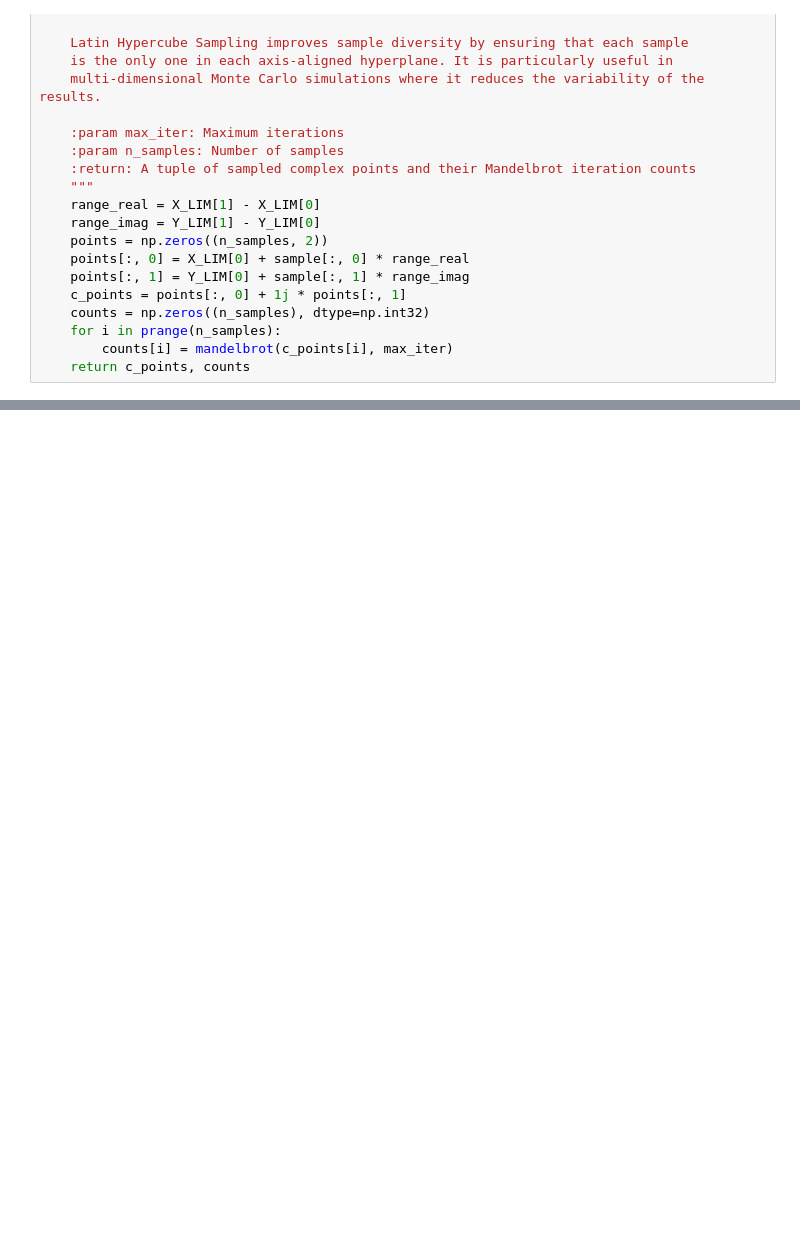
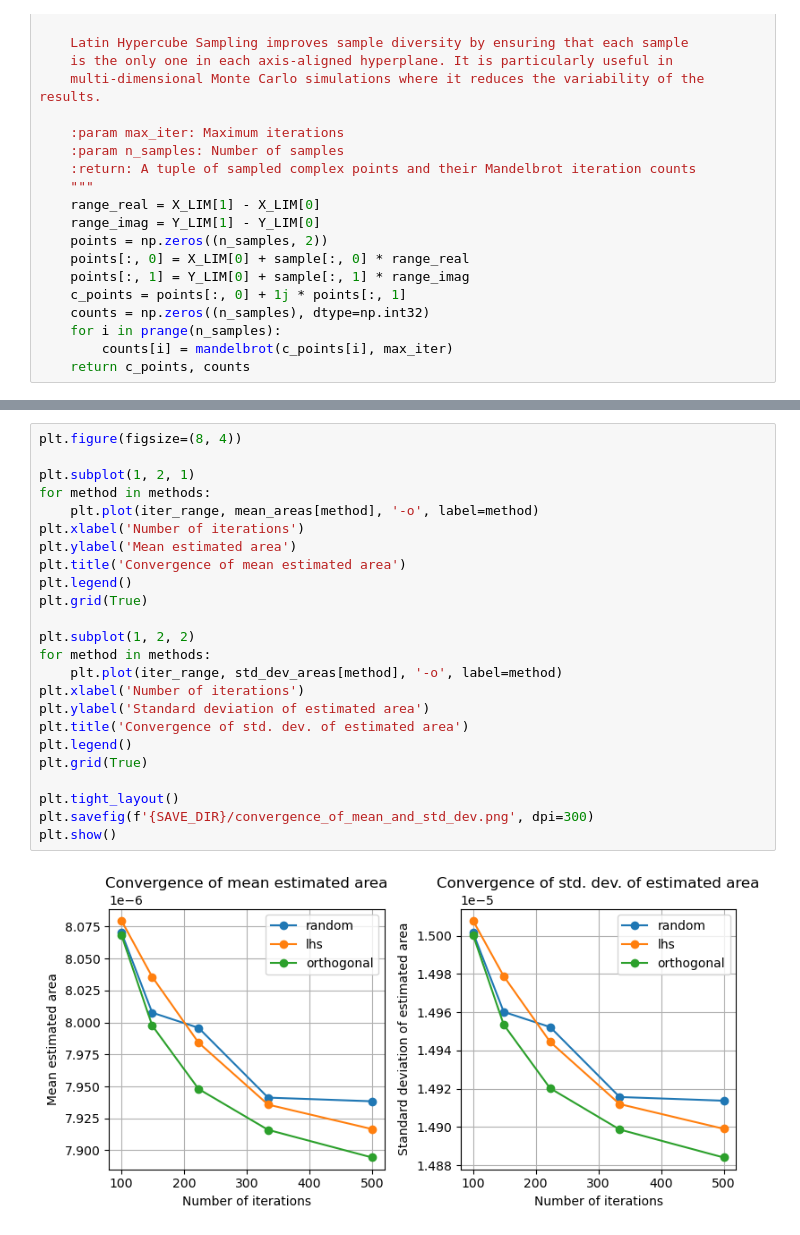
Before and after one commit to jonas4climate/ss-assignment1, a Jupyter notebook: CalvinLaw_11306734_RaymondZhang_14865904_JonasSchaefer_14039982_1.ipynb, the cells around one changed output, grey strips where cells are left out. Drawn from its saved outputs; the diff is of its cells as text; blank space fills up the shorter version.

```diff
--- a/CalvinLaw_11306734_RaymondZhang_14865904_JonasSchaefer_14039982_1.ipynb
+++ b/CalvinLaw_11306734_RaymondZhang_14865904_JonasSchaefer_14039982_1.ipynb
@@ -609,3 +594,29 @@ plt.show()
+# %%
+plt.figure(figsize=(8, 4))
+
+plt.subplot(1, 2, 1)
+for method in methods:
+    plt.plot(iter_range, mean_areas[method], '-o', label=method)
+plt.xlabel('Number of iterations')
+plt.ylabel('Mean estimated area')
+plt.title('Convergence of mean estimated area')
+plt.legend()
+plt.grid(True)
+
+plt.subplot(1, 2, 2)
+for method in methods:
+    plt.plot(iter_range, std_dev_areas[method], '-o', label=method)
+plt.xlabel('Number of iterations')
+plt.ylabel('Standard deviation of estimated area')
+plt.title('Convergence of std. dev. of estimated area')
+plt.legend()
+plt.grid(True)
+
+plt.tight_layout()
+plt.savefig(f'{SAVE_DIR}/convergence_of_mean_and_std_dev.png', dpi=300)
+plt.show()
+# %% [output]
+[figure, added]
 # %%
 # Calvin
 c_points, counts = mandelbrot_parallel_mc()
```
Also changed, not shown: parts of 16 cells of this notebook.
